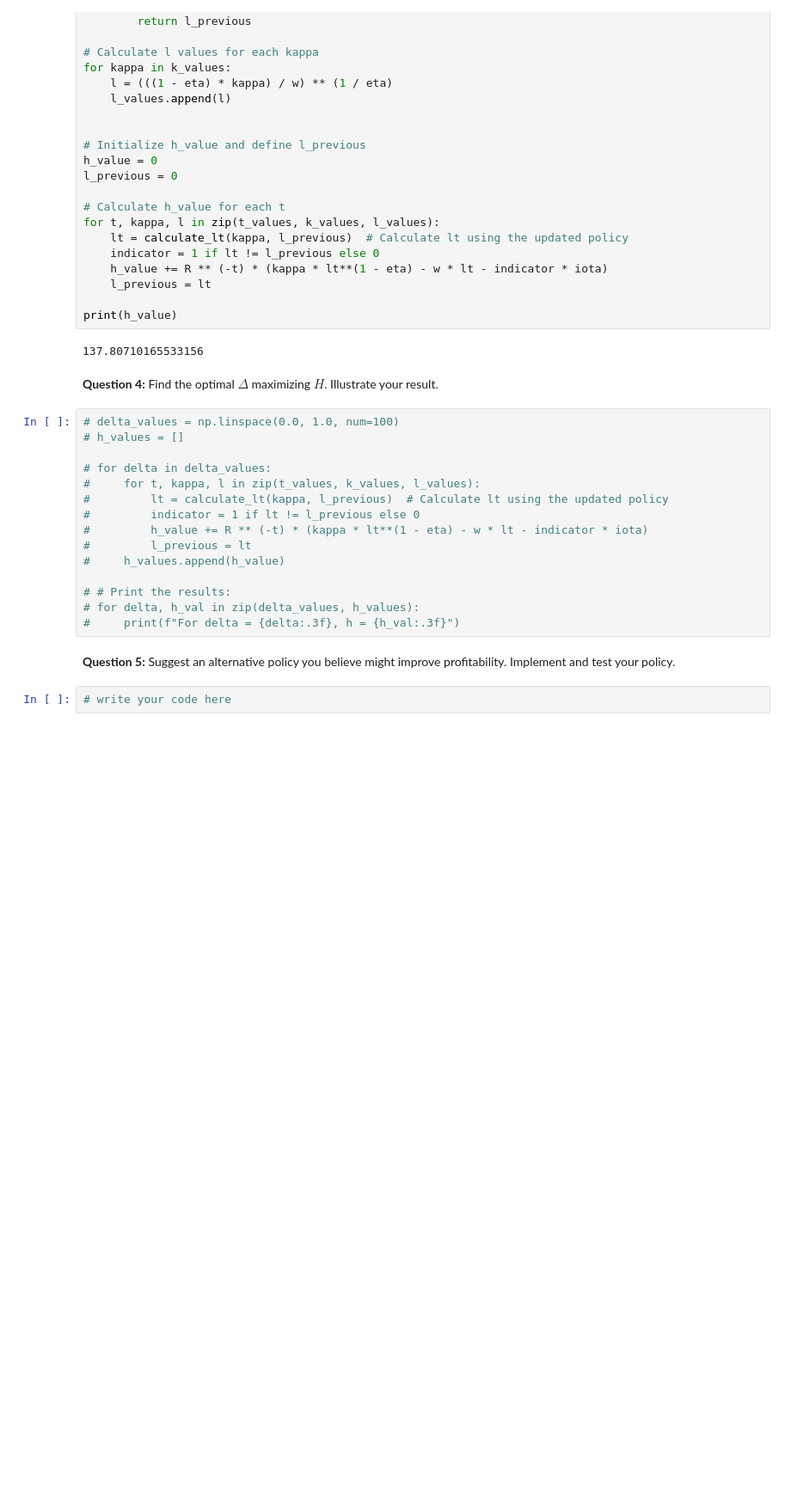
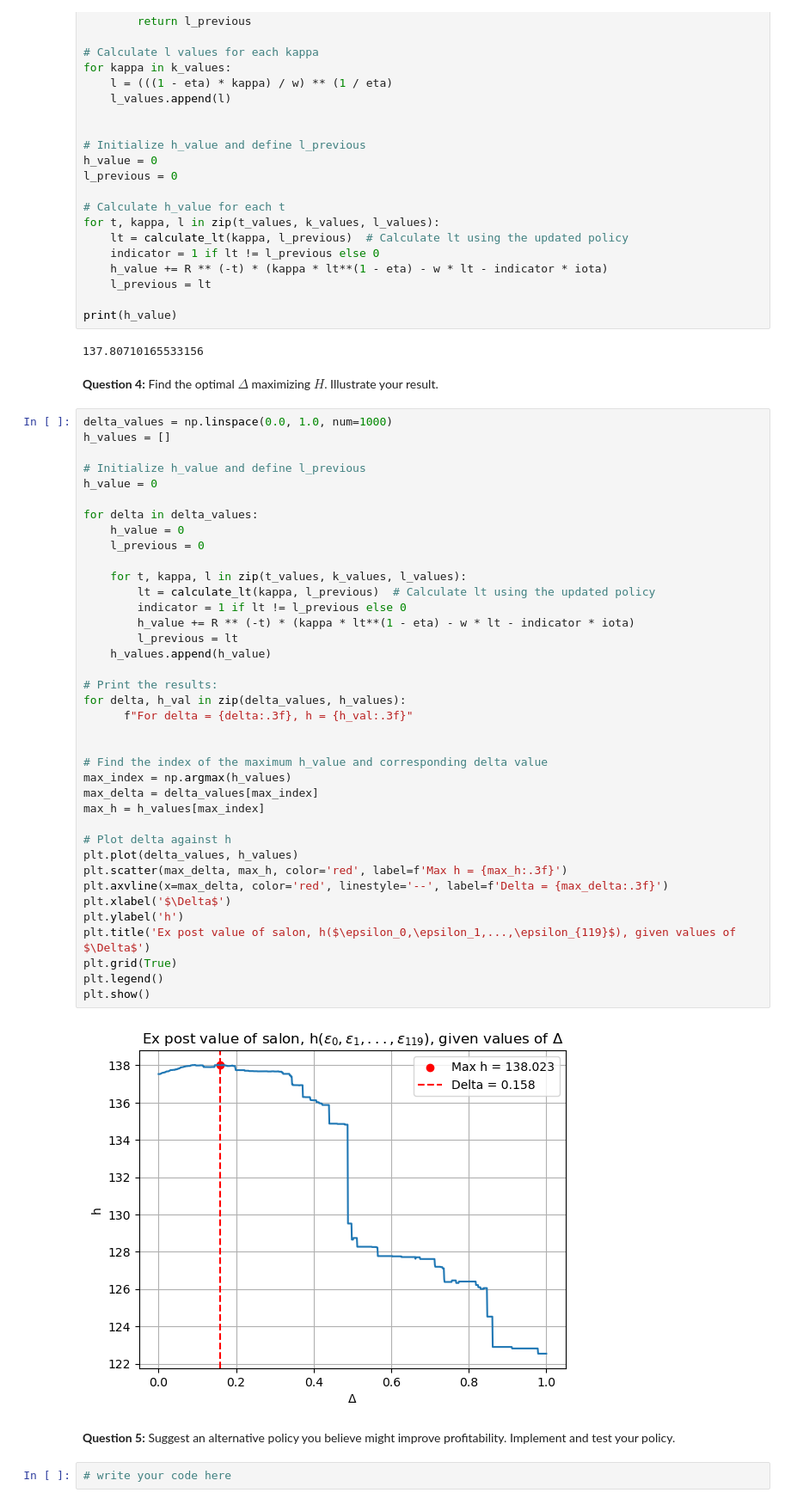
Before and after one commit to NumEconCopenhagen/projects-2023-bpr871, a Jupyter notebook: bpr871_eksamen/Q2-hjalte.ipynb, the cells around one changed output. Shown at 86% size. Cells and saved outputs as stored; diff of their text form; blank space fills up the shorter version.

```diff
--- a/bpr871_eksamen/Q2-hjalte.ipynb
+++ b/bpr871_eksamen/Q2-hjalte.ipynb
@@ -493,20 +487,45 @@ print(h_value)
 # %% [markdown]
 **Question 4:** Find the optimal $\Delta$ maximizing $H$. Illustrate your result.
 # %%
-# delta_values = np.linspace(0.0, 1.0, num=100)
-# h_values = []
+delta_values = np.linspace(0.0, 1.0, num=1000)
+h_values = []
 
-# for delta in delta_values:
-#     for t, kappa, l in zip(t_values, k_values, l_values):
-#         lt = calculate_lt(kappa, l_previous)  # Calculate lt using the updated policy
-#         indicator = 1 if lt != l_previous else 0
-#         h_value += R ** (-t) * (kappa * lt**(1 - eta) - w * lt - indicator * iota)
-#         l_previous = lt
-#     h_values.append(h_value)
+# Initialize h_value and define l_previous
+h_value = 0
 
-# # Print the results:
-# for delta, h_val in zip(delta_values, h_values):
-#     print(f"For delta = {delta:.3f}, h = {h_val:.3f}")
+for delta in delta_values:
+    h_value = 0
+    l_previous = 0
+
+    for t, kappa, l in zip(t_values, k_values, l_values):
+        lt = calculate_lt(kappa, l_previous)  # Calculate lt using the updated policy
+        indicator = 1 if lt != l_previous else 0
+        h_value += R ** (-t) * (kappa * lt**(1 - eta) - w * lt - indicator * iota)
+        l_previous = lt
+    h_values.append(h_value)
+
+# Print the results:
+for delta, h_val in zip(delta_values, h_values):
+      f"For delta = {delta:.3f}, h = {h_val:.3f}"
+
+
+# Find the index of the maximum h_value and corresponding delta value
+max_index = np.argmax(h_values)
+max_delta = delta_values[max_index]
+max_h = h_values[max_index]
+
+# Plot delta against h
+plt.plot(delta_values, h_values)
+plt.scatter(max_delta, max_h, color='red', label=f'Max h = {max_h:.3f}')
+plt.axvline(x=max_delta, color='red', linestyle='--', label=f'Delta = {max_delta:.3f}')
+plt.xlabel('$\Delta$')
+plt.ylabel('h')
+plt.title('Ex post value of salon, h($\epsilon_0,\epsilon_1,...,\epsilon_{119}$), given values of $\Delta$')
+plt.grid(True)
+plt.legend()
+plt.show()
+# %% [output]
+[figure, added]
 # %% [markdown]
 
 **Question 5:** Suggest an alternative policy you believe might improve profitability. Implement and test your policy.
```
Also changed, not shown: parts of 4 cells of this notebook.
